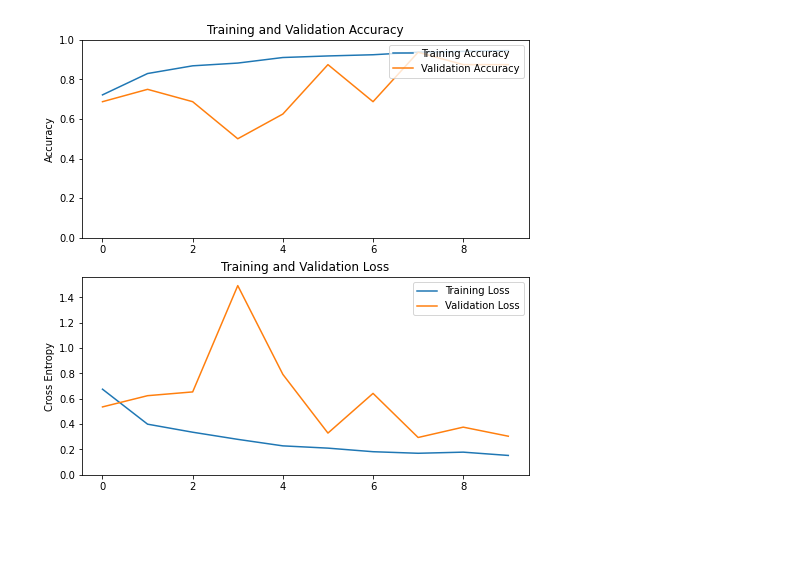
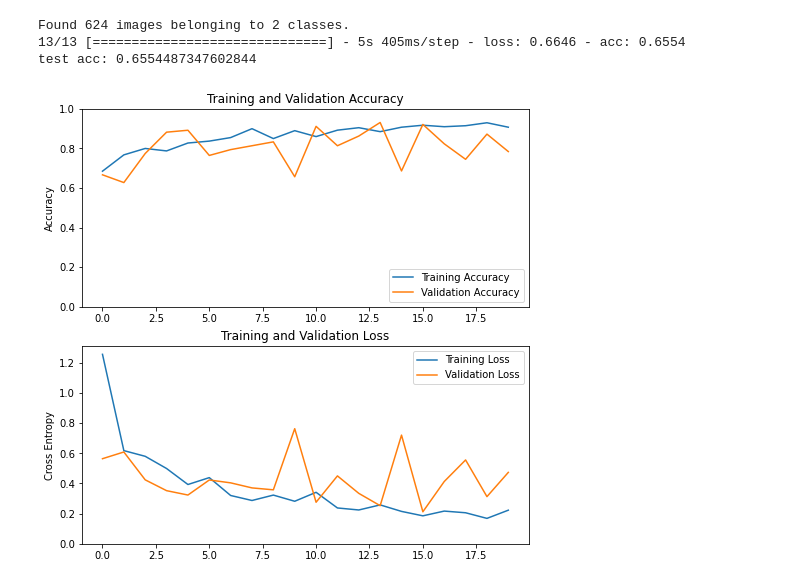
Before and after one commit to aligodspeed/Image-Classification-with-Deep-Learning, a Jupyter notebook: notebooks/cnn_eda.ipynb, the cells around one changed output. Cells and saved outputs as stored; diff of their text form; code cells hidden in the pictures; blank space fills up the shorter version.

```diff
--- a/notebooks/cnn_eda.ipynb
+++ b/notebooks/cnn_eda.ipynb
@@ -27,6 +45,6 @@ train_generator = train_datagen.flow_from_directory(
 
 validation_generator = test_datagen.flow_from_directory(val_folder,
                                                         target_size=(150, 150),
-                                                        batch_size=8,
+                                                        batch_size=15,
                                                         class_mode='binary')
 # %% [output]
@@ -132,7 +162,7 @@ model.compile(loss='binary_crossentropy',
 # %%
 fsm_1 = model.fit_generator(train_generator,
                               steps_per_epoch=20,
-                              epochs=10,
+                              epochs=20,
                               validation_data=validation_generator,
                               )
 # %% [output]
@@ -159,25 +203,37 @@ Epoch 10/10
+# %%
+test_generator = test_datagen.flow_from_directory(test_folder,
+                                                  target_size=(150, 150),
+                                                  batch_size=50,
+                                                  class_mode='binary')
+test_loss, test_acc = model.evaluate(test_generator)
+print('test acc:', test_acc)
+# %% [output]
+Found 624 images belonging to 2 classes.
+13/13 [==============================] - 5s 405ms/step - loss: 0.6646 - acc: 0.6554
+test acc: 0.6554487347602844
 # %%
-acc = fsm.history['acc']
-val_acc = fsm.history['val_acc']
+acc = fsm_1.history['acc']
+val_acc = fsm_1.history['val_acc']
 
-loss = fsm.history['loss']
-val_loss = fsm.history['val_loss']
+loss = fsm_1.history['loss']
+val_loss = fsm_1.history['val_loss']
 
 fig, ax = plt.subplots(2, 1, figsize=(8, 8))
 
 ax[0].plot(acc, label='Training Accuracy')
 ax[0].plot(val_acc, label='Validation Accuracy')
-ax[0].legend(loc='upper right')
+ax[0].legend(loc='lower right')
 ax[0].set_ylabel('Accuracy')
 ax[0].set_ylim([min(plt.ylim()), 1])
 ax[0].set_title('Training and Validation Accuracy')
 
 ax[1].plot(loss, label='Training Loss')
 ax[1].plot(val_loss, label='Validation Loss')
 ax[1].legend(loc='upper right')
 ax[1].set_ylabel('Cross Entropy')
 ax[1].set_ylim([0,max(plt.ylim())])
 ax[1].set_title('Training and Validation Loss')
-plt.show()
+#plt.savefig('first-val-acc')
+plt.show();
 # %% [output]
-[figure, old version]
+[figure, new version]
```
Also changed, not shown: parts of 40 cells of this notebook.
